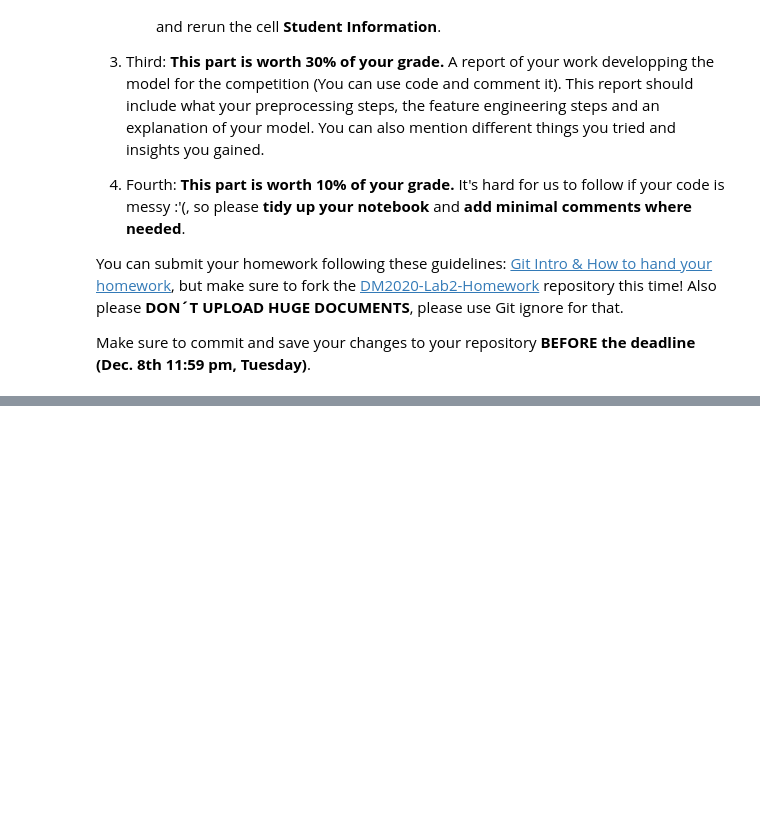
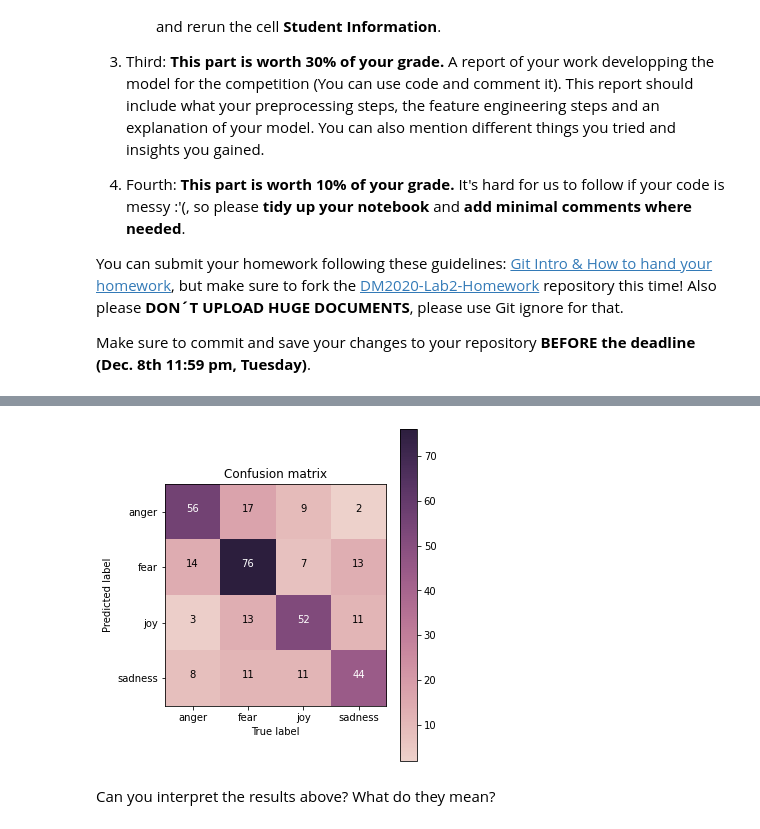
Before and after one commit to 3DebbieChen9/DM2020-Lab2-Homework, a Jupyter notebook: DM2020-Lab2-Homework.ipynb, the cells around one changed output, grey strips where cells are left out. Drawn from its saved outputs; the diff is of its cells as text; code cells hidden in the pictures; blank space fills up the shorter version.

```diff
--- a/DM2020-Lab2-Homework.ipynb
+++ b/DM2020-Lab2-Homework.ipynb
@@ -39,0 +123,4 @@ Make sure to commit and save your changes to your repository __BEFORE the deadli
+# %%
+# Train term frequency count
+test_counts = count_vect.fit_transform(test_df.text)
+test_term_frequencies = test_counts.toarray().sum(axis=0)
@@ -39,0 +140,3 @@ Make sure to commit and save your changes to your repository __BEFORE the deadli
+# %%
+fig = px.bar(test_freq, x='Term', y='Frequency', title='Top 30 words in test dataset')
+fig.show()
@@ -39,0 +208,29 @@ Make sure to commit and save your changes to your repository __BEFORE the deadli
+# %%
+import nltk
+
+# build analyzers (bag-of-words)
+BOW_500 = CountVectorizer(max_features=500, tokenizer=nltk.word_tokenize)
+
+# apply analyzer to training data
+BOW_500.fit(train_df['text'])
+
+train_data_BOW_features_500 = BOW_500.transform(train_df['text'])
+
+from sklearn.tree import DecisionTreeClassifier
+
+# for a classificaiton problem, you need to provide both training & testing data
+DT_X_train = BOW_500.transform(train_df['text'])
+DT_y_train = train_df['emotion']
+
+DT_X_test = BOW_500.transform(test_df['text'])
+DT_y_test = test_df['emotion']
+
+## build DecisionTree model
+DT_model = DecisionTreeClassifier(random_state=0)
+
+## training!
+DT_model = DT_model.fit(DT_X_train, DT_y_train)
+
+## predict!
+DT_y_train_pred = DT_model.predict(DT_X_train)
+DT_y_test_pred = DT_model.predict(DT_X_test)
@@ -39,0 +269,13 @@ Make sure to commit and save your changes to your repository __BEFORE the deadli
+# %%
+## check by confusion matrix
+from sklearn.metrics import confusion_matrix
+
+DT_cm = confusion_matrix(y_true=DT_y_test, y_pred=DT_y_test_pred)
+
+# plot your confusion matrix
+my_tags = ['anger', 'fear', 'joy', 'sadness']
+plot_confusion_matrix(DT_cm, classes=my_tags, title='Confusion matrix')
+# %% [output]
+[figure, added]
+# %% [markdown]
+Can you interpret the results above? What do they mean?
```
Also changed, not shown: parts of 63 cells of this notebook, 24 other files.
